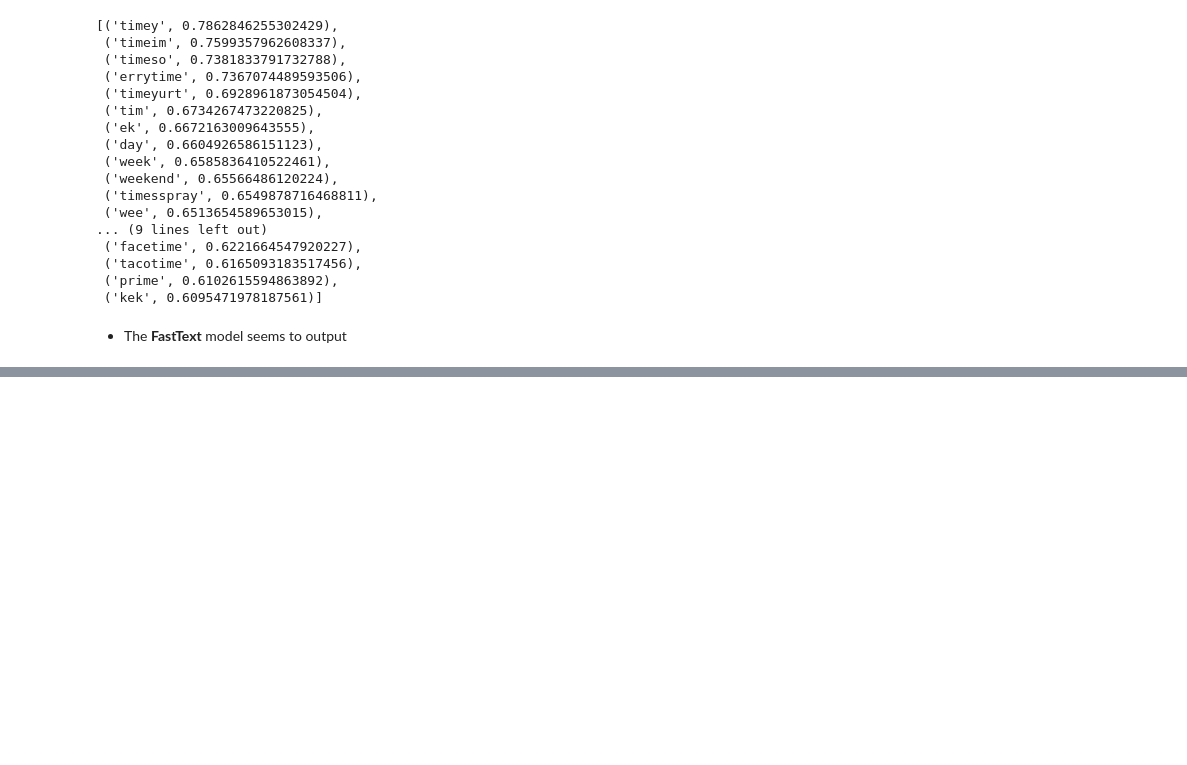
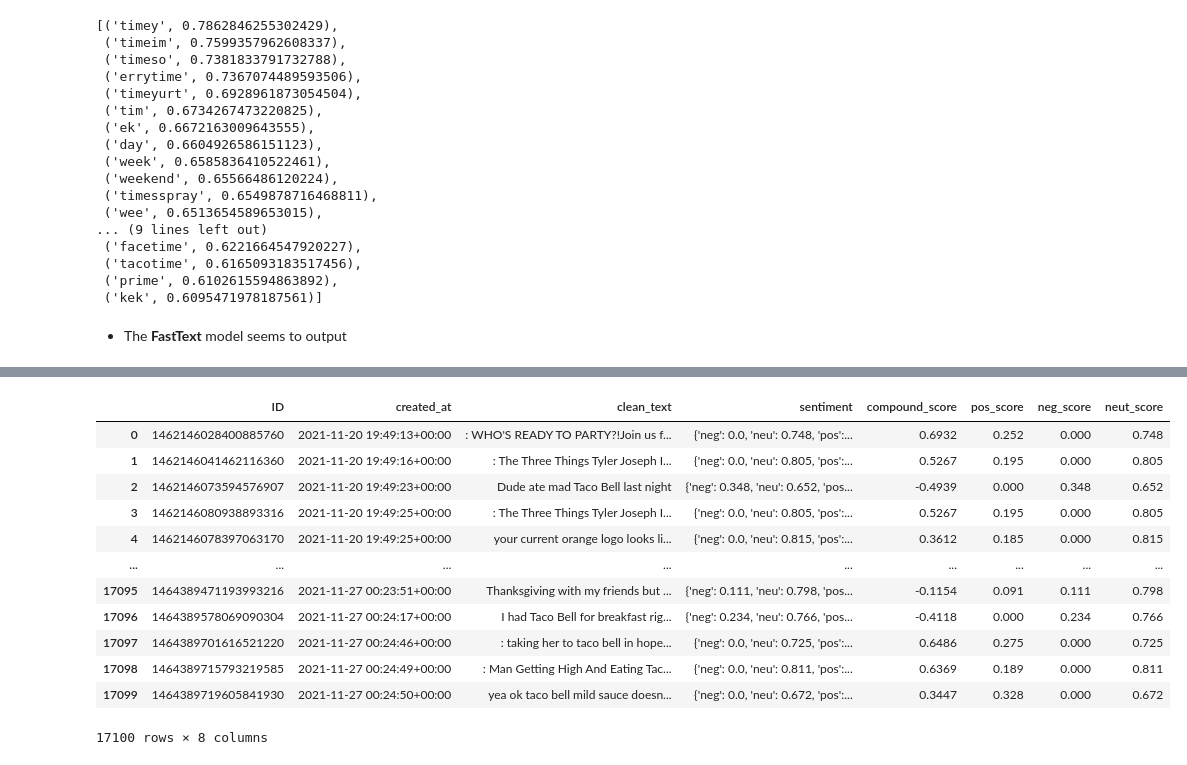
Before and after one commit to baperks/ads_tweetapp, a Jupyter notebook: preproc.ipynb, the cells around one changed output, grey strips where cells are left out. Saved outputs shown, nothing was run; the diff lists cells and outputs as text; code cells hidden in the pictures; blank space fills up the shorter version.

```diff
--- a/preproc.ipynb
+++ b/preproc.ipynb
@@ -492,0 +527,12 @@ similars
+# %%
+from vaderSentiment.vaderSentiment import SentimentIntensityAnalyzer
+
+# For the VADER lexicon, we'll need to use the more or less 'raw' tweets. Punctuation and emoticons can be analyzed by VADER, and will contribute to sentiment scores.
+
+tweetAnalyzer = SentimentIntensityAnalyzer()
+score = lambda x: tweetAnalyzer.polarity_scores(x)
+
+all_tokens['sentiment'] = all_tokens['clean_text'].map(score)
+# for i, t in enumerate(all_tokens['clean_text']):
+#     # score = tweetAnalyzer.polarity_scores(t)
+#     all_tokens.loc[i, 'sentiment'] = score
@@ -492,0 +545,2 @@ similars
+# %%
+sent_df = all_tokens[['ID', 'created_at', 'clean_text', 'sentiment']]
@@ -492,0 +556,23 @@ similars
+# %%
+# getCompound = lambda x: sent_df['sentiment'][x]['compound']
+for row in range(len(sent_df)):
+    sent_df.loc[row, 'compound_score'] = sent_df.sentiment[row]['compound']
+    sent_df.loc[row, 'pos_score'] = sent_df.sentiment[row]['pos']
+    sent_df.loc[row, 'neg_score'] = sent_df.sentiment[row]['neg']
+    sent_df.loc[row, 'neut_score'] = sent_df.sentiment[row]['neu']
+# %%
+sent_df.drop('type', axis=1)
+# %% [output]
+|  | ID | created_at | clean_text | sentiment | compound_score | pos_score | neg_score | neut_score |
+| 0 | 1462146028400885760 | 2021-11-20 19:49:13+00:00 | : WHO'S READY TO PARTY?!Join us f... | {'neg': 0.0, 'neu': 0.748, 'pos':... | 0.6932 | 0.252 | 0.000 | 0.748 |
+| 1 | 1462146041462116360 | 2021-11-20 19:49:16+00:00 | : The Three Things Tyler Joseph I... | {'neg': 0.0, 'neu': 0.805, 'pos':... | 0.5267 | 0.195 | 0.000 | 0.805 |
+| 2 | 1462146073594576907 | 2021-11-20 19:49:23+00:00 | Dude ate mad Taco Bell last night | {'neg': 0.348, 'neu': 0.652, 'pos... | -0.4939 | 0.000 | 0.348 | 0.652 |
+| 3 | 1462146080938893316 | 2021-11-20 19:49:25+00:00 | : The Three Things Tyler Joseph I... | {'neg': 0.0, 'neu': 0.805, 'pos':... | 0.5267 | 0.195 | 0.000 | 0.805 |
+| 4 | 1462146078397063170 | 2021-11-20 19:49:25+00:00 | your current orange logo looks li... | {'neg': 0.0, 'neu': 0.815, 'pos':... | 0.3612 | 0.185 | 0.000 | 0.815 |
+| ... | ... | ... | ... | ... | ... | ... | ... | ... |
+| 17095 | 1464389471193993216 | 2021-11-27 00:23:51+00:00 | Thanksgiving with my friends but ... | {'neg': 0.111, 'neu': 0.798, 'pos... | -0.1154 | 0.091 | 0.111 | 0.798 |
+| 17096 | 1464389578069090304 | 2021-11-27 00:24:17+00:00 | I had Taco Bell for breakfast rig... | {'neg': 0.234, 'neu': 0.766, 'pos... | -0.4118 | 0.000 | 0.234 | 0.766 |
+| 17097 | 1464389701616521220 | 2021-11-27 00:24:46+00:00 | : taking her to taco bell in hope... | {'neg': 0.0, 'neu': 0.725, 'pos':... | 0.6486 | 0.275 | 0.000 | 0.725 |
+| 17098 | 1464389715793219585 | 2021-11-27 00:24:49+00:00 | : Man Getting High And Eating Tac... | {'neg': 0.0, 'neu': 0.811, 'pos':... | 0.6369 | 0.189 | 0.000 | 0.811 |
+| 17099 | 1464389719605841930 | 2021-11-27 00:24:50+00:00 | yea ok taco bell mild sauce doesn... | {'neg': 0.0, 'neu': 0.672, 'pos':... | 0.3447 | 0.328 | 0.000 | 0.672 |
+17100 rows × 8 columns
```
Also changed, not shown: parts of 16 cells of this notebook, 11 other files.
